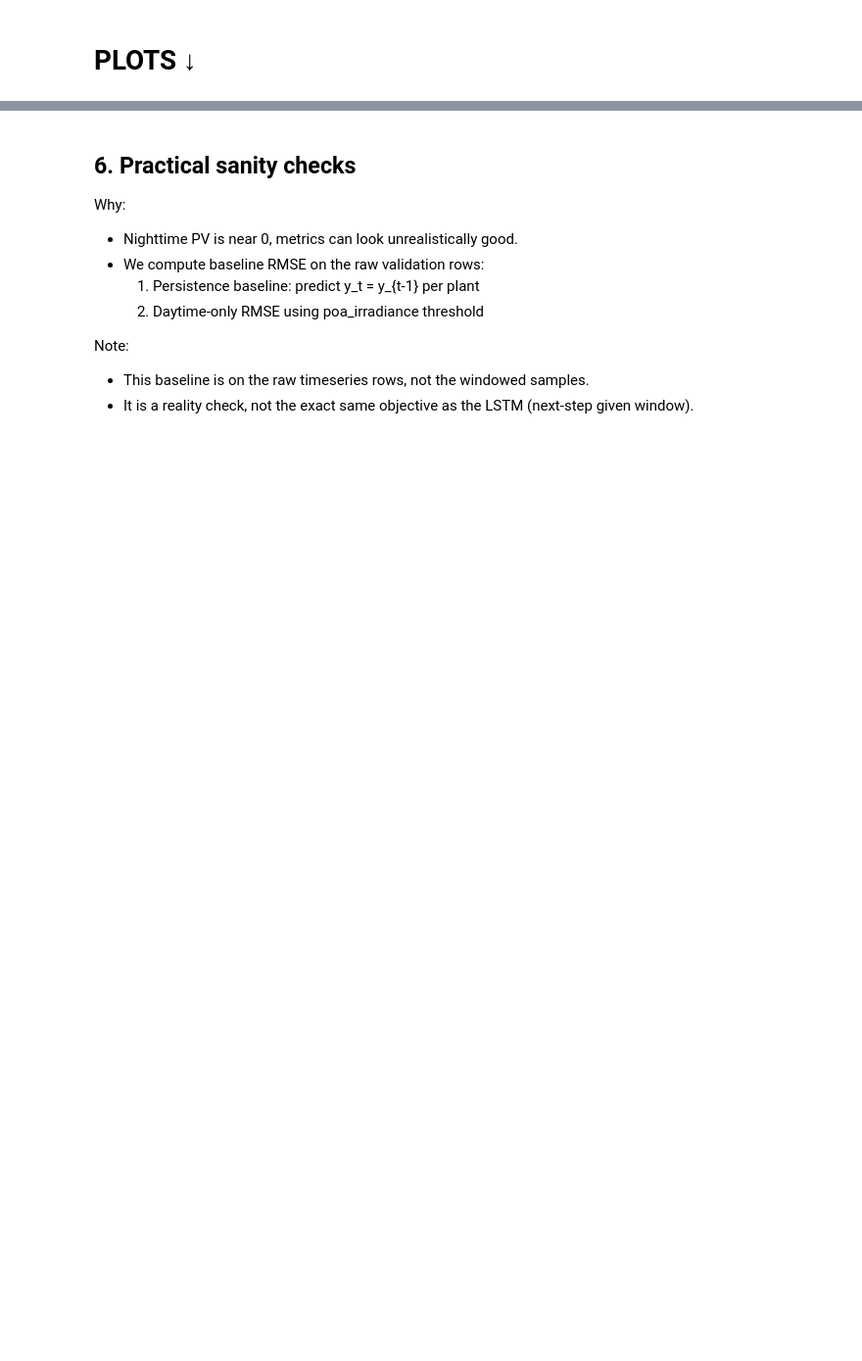
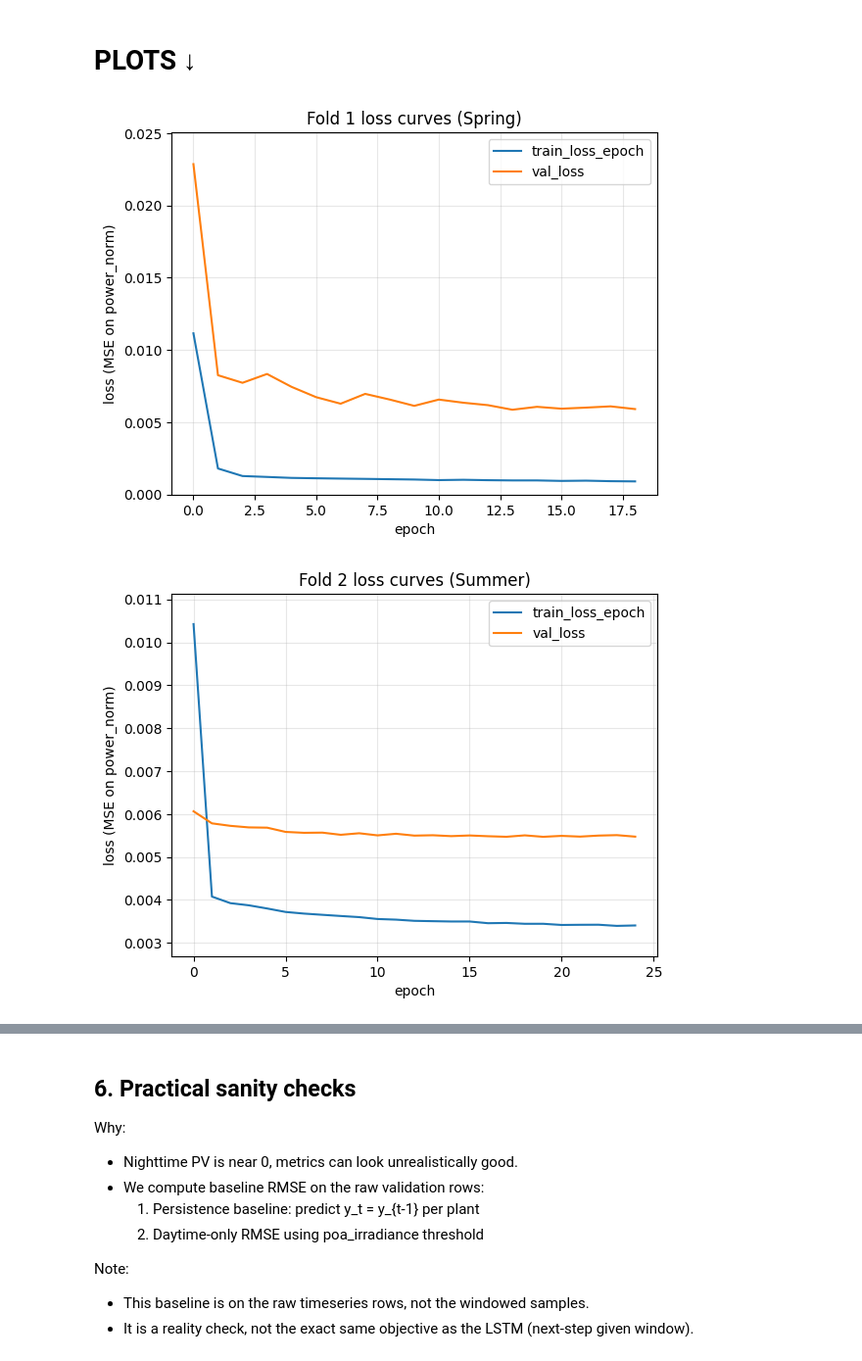
Before and after one commit to dulanjan-i/pv_forecast_30d, a Jupyter notebook: notebooks/lstm/stage3_V3.1_validation.ipynb, the cells around one changed output, grey strips where cells are left out. Shown: that part at 98% size. Saved outputs shown, nothing was run; the diff lists cells and outputs as text; code cells hidden in the pictures; blank space fills up the shorter version.

```diff
--- a/notebooks/lstm/stage3_V3.1_validation.ipynb
+++ b/notebooks/lstm/stage3_V3.1_validation.ipynb
@@ -88,7 +104,7 @@ for k in FOLDS:
     all_ok &= must_exist(DATA_DIR / f"fold_{k}_val.parquet")
 
 for k in FOLDS:
-    all_ok &= must_exist(RUNS_DIR / f"fold_{k}" / "metrics.csv")
+    all_ok &= must_exist(RUNS_DIR / f"fold_{k}" / f"logs" / "metrics.csv")
     all_ok &= must_exist(RUNS_DIR / f"fold_{k}" / f"lstm_encoder_global_fold_{k}.pt")
 
 print("\nALL FILES OK:", all_ok)
@@ -221,7 +300,7 @@ Also summarizes:
 - train/val ratio
 # %%
 def read_metrics(k: int) -> pd.DataFrame:
-    p = RUNS_DIR / f"fold_{k}" / "metrics.csv"
+    p = RUNS_DIR / f"fold_{k}" / "logs" / "metrics.csv"
     df = pd.read_csv(p)
     # Normalize epoch column if needed
     if "epoch" not in df.columns and "step" in df.columns:
@@ -269,18 +354,72 @@ summ
 # %%
 for k in FOLDS:
     df = read_metrics(k)
     if "epoch" not in df.columns:
         continue
 
-    fig = plt.figure()
-    x = df["epoch"].to_numpy()
+    # Keep only rows where at least one of the series exists
+    cols = ["epoch"]
     if "train_loss_epoch" in df.columns:
-        plt.plot(x, df["train_loss_epoch"].to_numpy(), label="train_loss_epoch")
+        cols.append("train_loss_epoch")
     if "val_loss" in df.columns:
-        plt.plot(x, df["val_loss"].to_numpy(), label="val_loss")
+        cols.append("val_loss")
+
+    d = df[cols].copy()
+
+    # Convert to numeric and drop NaNs per series
+    d["epoch"] = pd.to_numeric(d["epoch"], errors="coerce")
+
+    if "train_loss_epoch" in d.columns:
+        d["train_loss_epoch"] = pd.to_numeric(d["train_loss_epoch"], errors="coerce")
+    if "val_loss" in d.columns:
+        d["val_loss"] = pd.to_numeric(d["val_loss"], errors="coerce")
+
+    # Build figure
+    plt.figure()
+
+    plotted = False
+
+    if "train_loss_epoch" in d.columns:
+        dt = d.dropna(subset=["epoch", "train_loss_epoch"])
+        if len(dt):
+            plt.plot(dt["epoch"], dt["train_loss_epoch"], label="train_loss_epoch")
+            plotted = True
+
+    if "val_loss" in d.columns:
+        dv = d.dropna(subset=["epoch", "val_loss"])
+        if len(dv):
+            plt.plot(dv["epoch"], dv["val_loss"], label="val_loss")
+            plotted = True
 
     plt.title(f"Fold {k} loss curves ({FOLD_MAP[k]['season']})")
     plt.xlabel("epoch")
     plt.ylabel("loss (MSE on power_norm)")
     plt.legend()
-    plt.show()
+
+    if plotted:
+        # Make tiny losses visible
+        yvals = []
+        if "train_loss_epoch" in d.columns:
+            yvals += d["train_loss_epoch"].dropna().tolist()
+        if "val_loss" in d.columns:
+            yvals += d["val_loss"].dropna().tolist()
+
+        ymin = min(yvals)
+        ymax = max(yvals)
+
+        # If values are very small, log scale is best
+        if ymax > 0 and ymax / max(ymin, 1e-12) > 50:
+            plt.yscale("log")
+        else:
+            # Add a little padding
+            pad = 0.1 * (ymax - ymin) if ymax > ymin else ymax * 0.1
+            plt.ylim(max(0, ymin - pad), ymax + pad)
+
+        plt.grid(True, alpha=0.3)
+        plt.show()
+    else:
+        plt.close()
+        print(f"[WARN] Fold {k}: nothing to plot (all NaN for train_loss_epoch/val_loss)")
+# %% [output]
+[figure, added]
+[figure, added]
```
Also changed, not shown: parts of 13 cells of this notebook, 1 other file.
